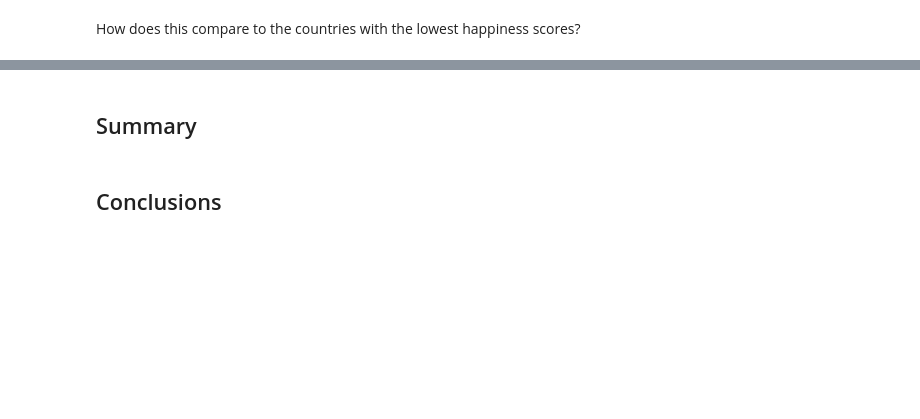
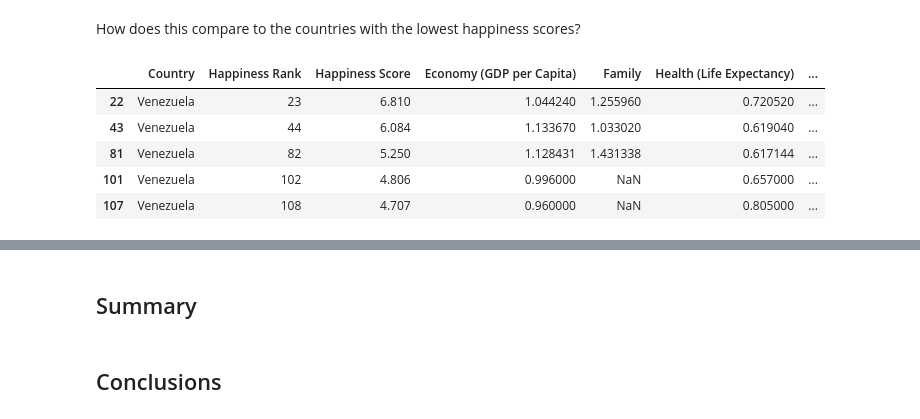
Before and after one commit to sophiabulcock/world_happiness_report_viz, a Jupyter notebook: project_2.ipynb, the cells around one changed output, grey strips where cells are left out. Cells and saved outputs as stored; diff of their text form; code cells hidden in the pictures; blank space fills up the shorter version.

```diff
--- a/project_2.ipynb
+++ b/project_2.ipynb
@@ -379,3 +399,14 @@ chart2
 [interactive output not drawn]
 # %% [markdown]
 How does this compare to the countries with the lowest happiness scores?
+# %%
+happiness_df.groupby(["Country"]).var().sort_values(["Happiness Rank"], ascending = False)['Happiness Rank'][0:10]
+Venezuela = happiness_df[happiness_df["Country"]=="Venezuela"][0:5]
+Venezuela
+# %% [output]
+|  | Country | Happiness Rank | Happiness Score | Economy (GDP per Capita) | Family | Health (Life Expectancy) | ... |
+| 22 | Venezuela | 23 | 6.810 | 1.044240 | 1.255960 | 0.720520 | ... |
+| 43 | Venezuela | 44 | 6.084 | 1.133670 | 1.033020 | 0.619040 | ... |
+| 81 | Venezuela | 82 | 5.250 | 1.128431 | 1.431338 | 0.617144 | ... |
+| 101 | Venezuela | 102 | 4.806 | 0.996000 | NaN | 0.657000 | ... |
+| 107 | Venezuela | 108 | 4.707 | 0.960000 | NaN | 0.805000 | ... |
```
Also changed, not shown: parts of 10 cells of this notebook.
